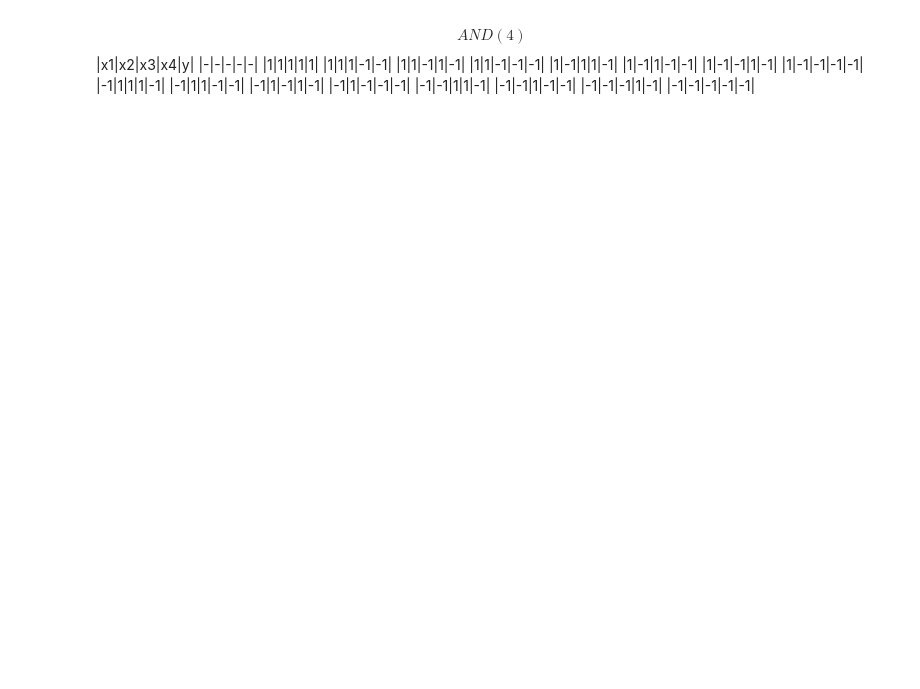
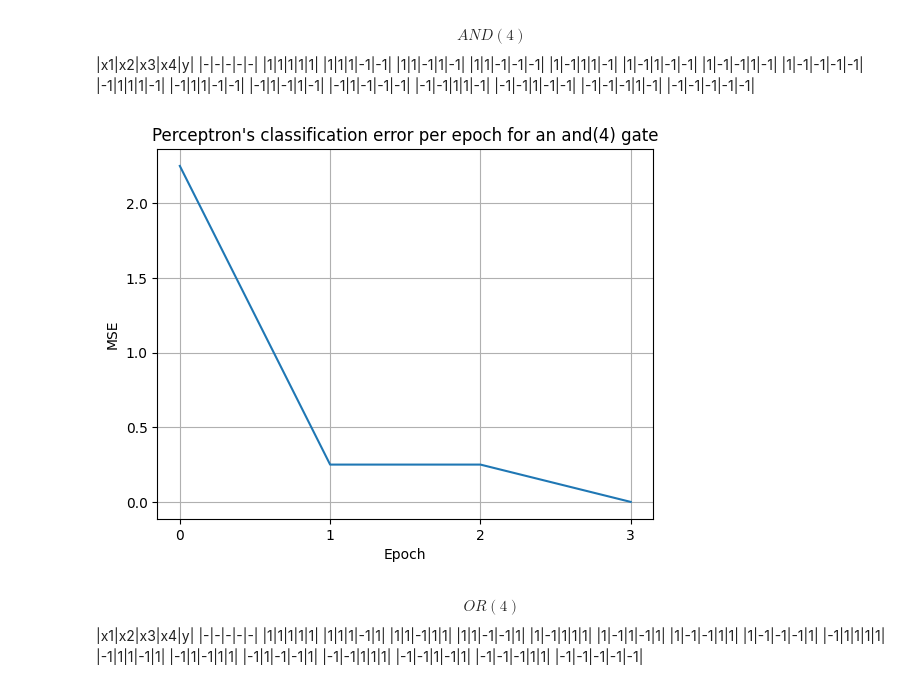
Before and after one commit to mbianchif/Aprendizaje-Profundo, a Jupyter notebook: tp2/notebook.ipynb, the cells around one changed output. Cells and saved outputs as stored; diff of their text form; code cells hidden in the pictures; blank space fills up the shorter version.

Commit message:
impl utils.truth_table terminado ejercicio 1

```diff
--- a/tp2/notebook.ipynb
+++ b/tp2/notebook.ipynb
@@ -155,27 +137,40 @@ $$AND(4)$$
 |-1|-1|-1|-1|-1|
 # %%
 from src.perceptron import Perceptron
+from src.utils import truth_table
 import numpy as np
 
-SEED = 1234
+
 m = Perceptron(4, seed=SEED)
-X = np.array([
-    [1, 1],
-    [1, -1],
-    [-1, 1],
-    [-1, -1],
-])
-Y = np.array([
-    [1],
-    [1],
-    [1],
-    [-1],
-])
+X, Y = truth_table(4, lambda xs: 2 * all(x == 1 for x in xs) - 1)
 
-ws, errors = [], []
-def telemeter(m: Perceptron):
+errors = []
+def tracker(m: Perceptron):
     err = m.mse(X, Y)
     errors.append(err)
-    ws.append((m.W.copy(), m.B))
 
-m.train(X, Y, epoch_f=telemeter)
+m.train(X, Y, epoch_f=tracker)
+# %%
+plot_errors(errors, "and(4)")
+# %% [output]
+[figure, added]
+# %% [markdown]
+$$OR(4)$$
+|x1|x2|x3|x4|y|
+|-|-|-|-|-|
+|1|1|1|1|1|
+|1|1|1|-1|1|
+|1|1|-1|1|1|
+|1|1|-1|-1|1|
+|1|-1|1|1|1|
+|1|-1|1|-1|1|
+|1|-1|-1|1|1|
+|1|-1|-1|-1|1|
+|-1|1|1|1|1|
+|-1|1|1|-1|1|
+|-1|1|-1|1|1|
+|-1|1|-1|-1|1|
+|-1|-1|1|1|1|
+|-1|-1|1|-1|1|
+|-1|-1|-1|1|1|
+|-1|-1|-1|-1|-1|
```
Also changed, not shown: parts of 9 cells of this notebook, 1 other file.
